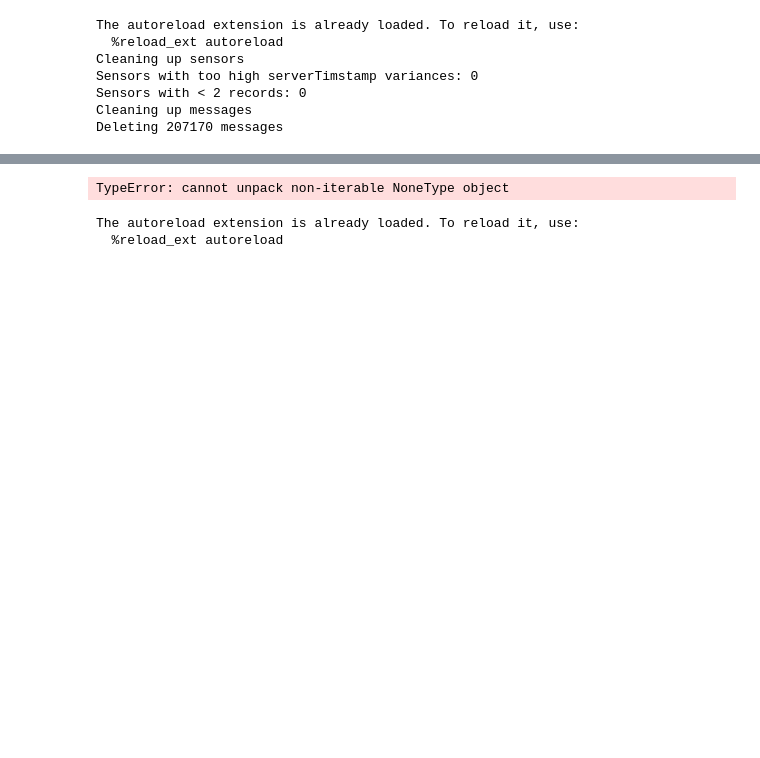
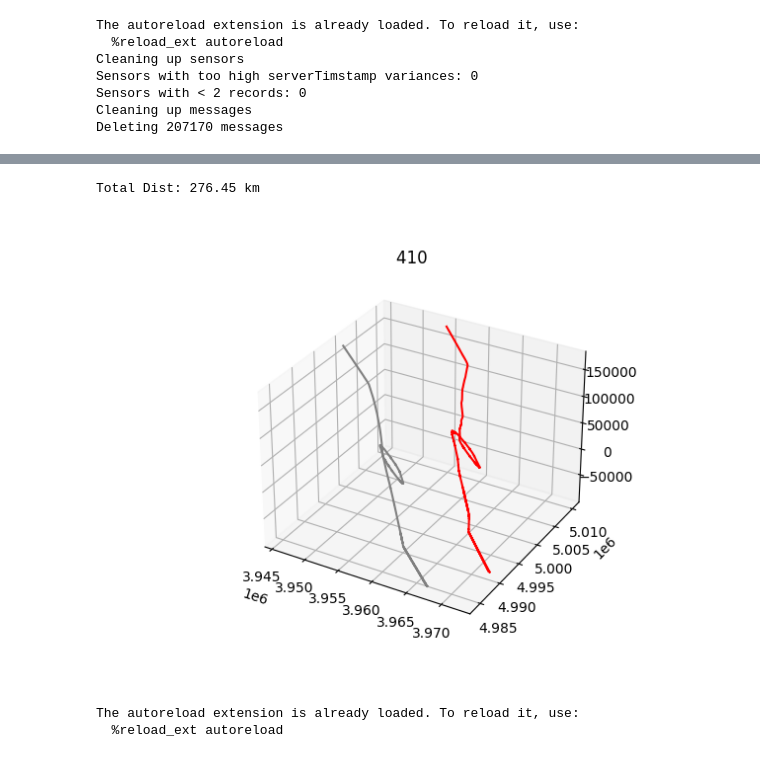
Before and after one commit to Baegi/msc_thesis, a Jupyter notebook: sol2/sol.ipynb, the cells around one changed output, grey strips where cells are left out. Drawn from its saved outputs; the diff is of its cells as text; code cells hidden in the pictures; blank space fills up the shorter version.

```diff
--- a/sol2/sol.ipynb
+++ b/sol2/sol.ipynb
@@ -84,9 +61,10 @@ Total Dist: 359.6 km
 # %%
 %autoreload
-#util.visualize_flightpaths(icao='410')
-util.visualize_flightpaths(icao='415')
+util.visualize_flightpaths(icao='410')
+#util.visualize_flightpaths()
 # %% [output]
-TypeError: cannot unpack non-iterable NoneType object
+Total Dist: 276.45 km
+[figure, added]
 # %%
 %load_ext autoreload
 %autoreload
```
Also changed, not shown: parts of 4 cells of this notebook.
